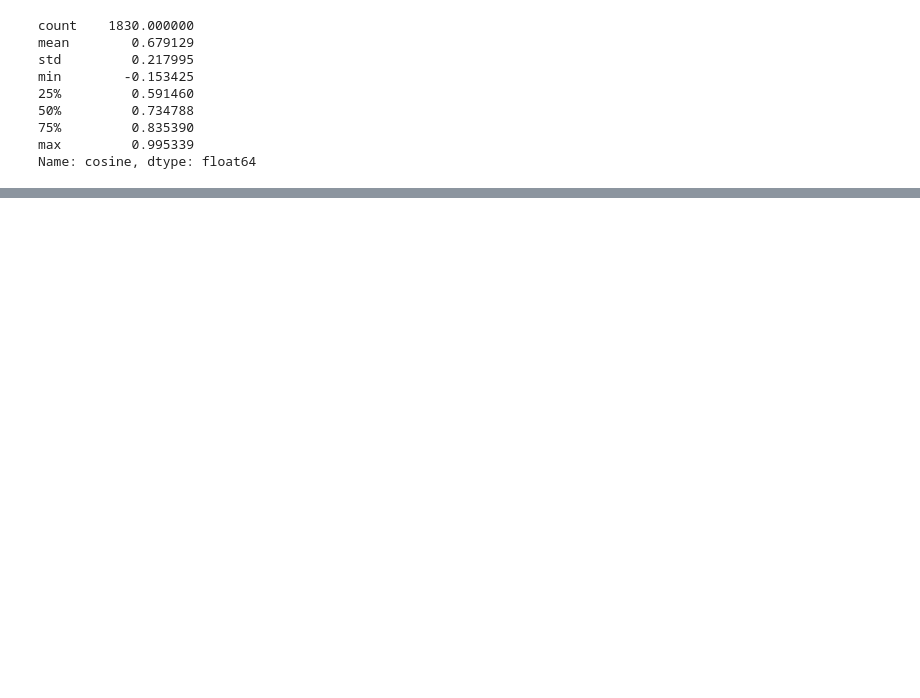
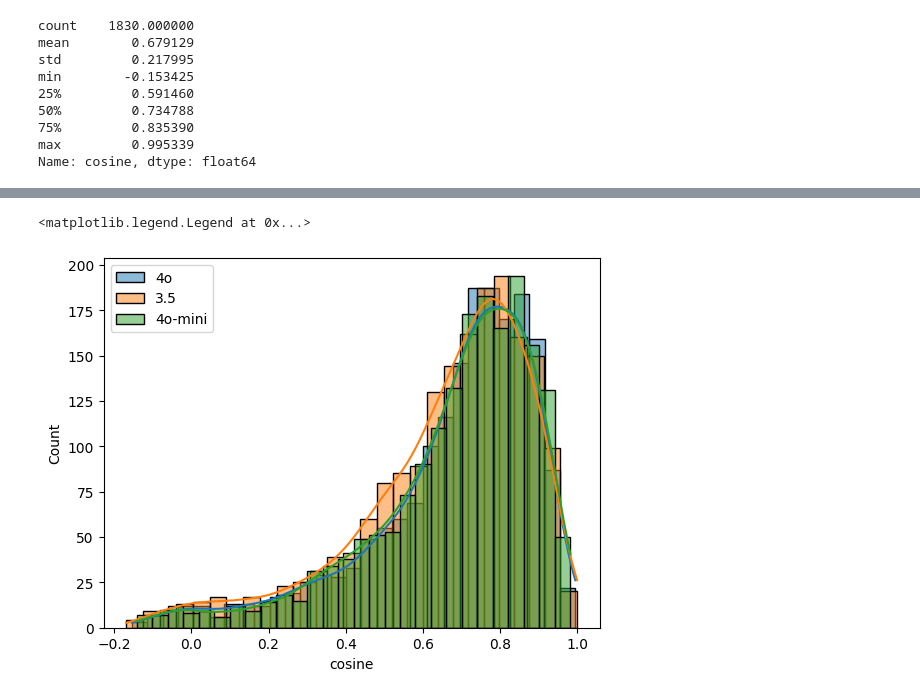
Before and after one commit to quang-g/llm_zoomcamp, a Jupyter notebook: 03-evaluation/rag_evaluation/offline-rag-evaluation.ipynb, the cells around one changed output, grey strips where cells are left out. Drawn from its saved outputs; the diff is of its cells as text; code cells hidden in the pictures; blank space fills up the shorter version.

```diff
--- a/03-evaluation/rag_evaluation/offline-rag-evaluation.ipynb
+++ b/03-evaluation/rag_evaluation/offline-rag-evaluation.ipynb
@@ -263,0 +305,3 @@ sns.histplot(df_gpt4o['cosine'],kde=True)
+# %%
+df_gpt4omini = pd.read_csv('data/results-gpt4o-mini.csv')
+df_gpt4omini.head()
@@ -263,0 +315,11 @@ sns.histplot(df_gpt4o['cosine'],kde=True)
+# %%
+results_gpt4omini = df_gpt4omini.to_dict(orient='records')
+# %%
+similarity4o_mini = []
+
+for record in tqdm(results_gpt4omini):
+    sim = compute_similarity(record)
+    similarity4o_mini.append(sim)
+# %%
+df_gpt4omini['cosine'] = similarity4o_mini
+df_gpt4omini['cosine'].describe()
@@ -263,0 +336,9 @@ sns.histplot(df_gpt4o['cosine'],kde=True)
+# %%
+sns.histplot(df_gpt4o['cosine'],kde=True, label='4o')
+sns.histplot(df_gpt35['cosine'],kde=True, label='3.5')
+sns.histplot(df_gpt4omini['cosine'],kde=True, label='4o-mini')
+
+plt.legend()
+# %% [output]
+<matplotlib.legend.Legend at 0x...>
+[figure, added]
```
Also changed, not shown: parts of 15 cells of this notebook, 1 other file.
